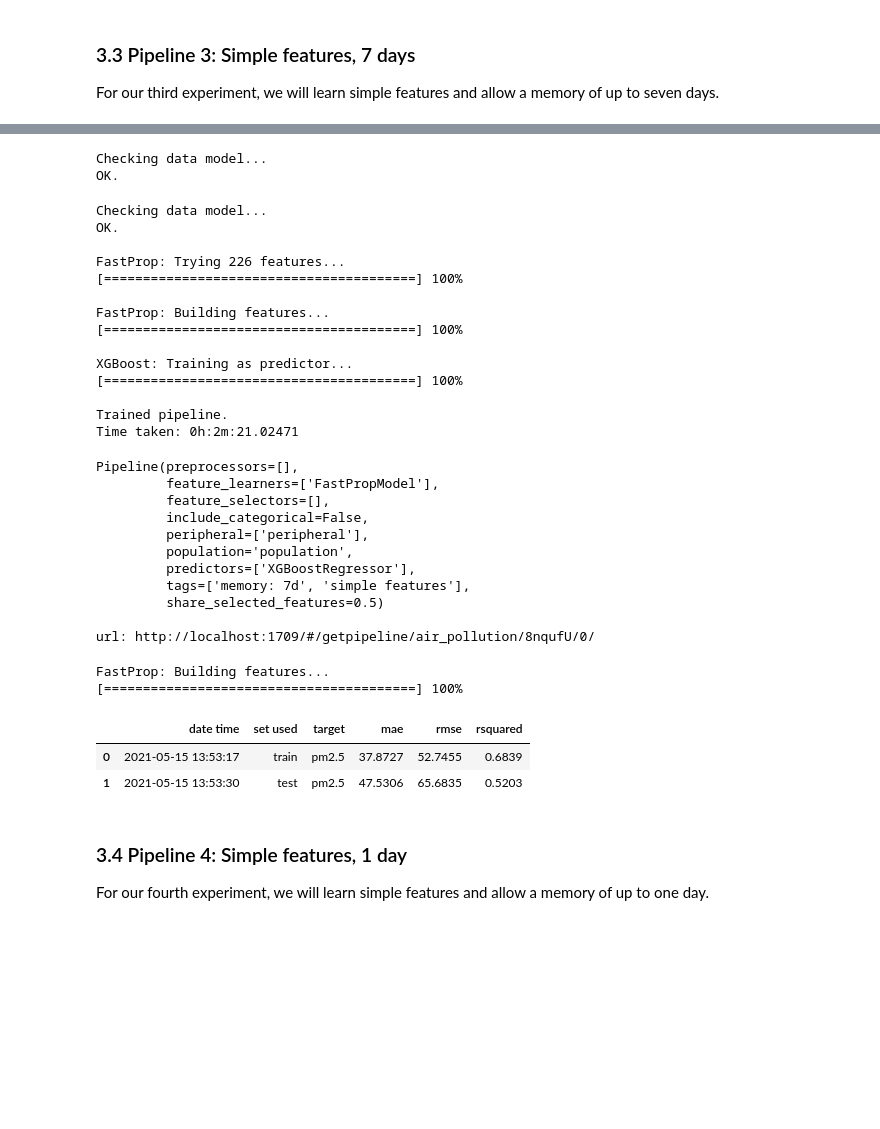
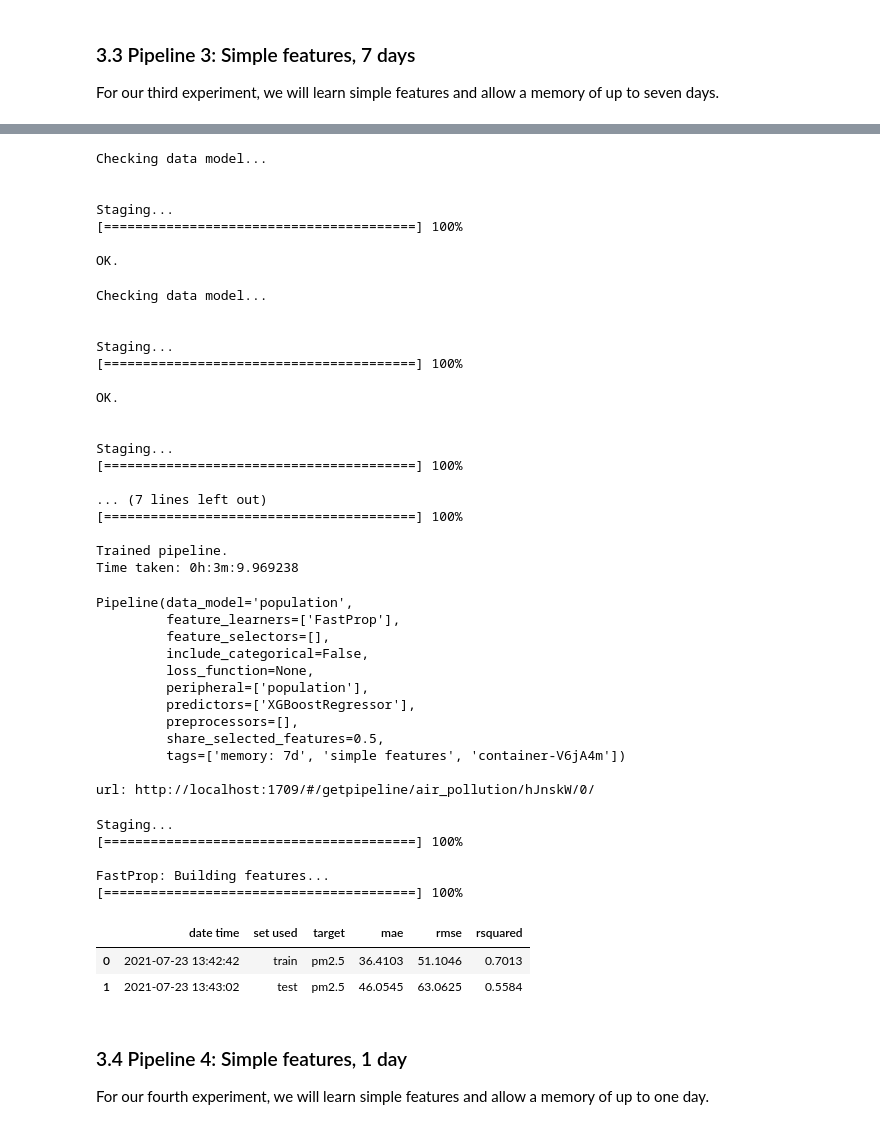
Before and after one commit to getml/getml-demo, a Jupyter notebook: air_pollution.ipynb, the cells around one changed output, grey strips where cells are left out. Saved outputs shown, nothing was run; the diff lists cells and outputs as text; code cells hidden in the pictures; blank space fills up the shorter version.

Commit message:
Updated the air pollution notebook

```diff
--- a/air_pollution.ipynb
+++ b/air_pollution.ipynb
@@ -214,0 +199,7 @@ set_roles(df_test)
+# %%
+split = getml.data.split.time(
+    population=df_full,
+    time_stamp="date",
+    test=getml.data.time.datetime(2014, 1, 1)
+)
+split
@@ -402,15 +447,13 @@ RelMT: Building features...
 
 For our third experiment, we will learn simple features and allow a memory of up to seven days.
 # %%
-population = getml.data.Placeholder('population')
-
-peripheral = getml.data.Placeholder('peripheral')
-
-population.join(
-    peripheral,
-    time_stamp='date',
-    memory=getml.data.time.days(7)
+time_series3 = getml.data.TimeSeries(
+    population=df_full,
+    alias="population",
+    split=split,
+    time_stamps="date",
+    memory=getml.data.time.days(7),
 )
 
-population
+time_series3
 # %% [output]
@@ -419,16 +474,15 @@ population
 # %%
-fast_prop = getml.feature_learning.FastPropModel(
+fast_prop = getml.feature_learning.FastProp(
     loss_function=getml.feature_learning.loss_functions.SquareLoss,
     num_threads=1,
-    aggregation=getml.feature_learning.FastPropModel.agg_sets.All,
+    aggregation=getml.feature_learning.FastProp.agg_sets.All,
 )
 
 predictor = getml.predictors.XGBoostRegressor(n_jobs=1)
 
 pipe = getml.pipeline.Pipeline(
     tags=['memory: 7d', 'simple features'],
-    population=population,
-    peripheral=[peripheral],
+    data_model=time_series3.data_model,
     feature_learners=[fast_prop],
     predictors=[predictor]
 )
@@ -447,44 +502,56 @@ Pipeline(preprocessors=[],
 # %%
-pipe.check(df_train, [df_full])
+pipe.check(time_series3.train)
 # %% [output]
 Checking data model...
+
+
+Staging...
+[========================================] 100%
+
 OK.
 # %%
-pipe.fit(df_train, [df_full])
+pipe.fit(time_series3.train)
 # %% [output]
 Checking data model...
+
+
+Staging...
+[========================================] 100%
+
 OK.
 
-FastProp: Trying 226 features...
+
+Staging...
 [========================================] 100%
 
-FastProp: Building features...
-[========================================] 100%
-
-XGBoost: Training as predictor...
+... (7 lines left out)
 [========================================] 100%
 
 Trained pipeline.
-Time taken: 0h:2m:21.02471
+Time taken: 0h:3m:9.969238
-Pipeline(preprocessors=[],
-         feature_learners=['FastPropModel'],
+Pipeline(data_model='population',
+         feature_learners=['FastProp'],
          feature_selectors=[],
          include_categorical=False,
-         peripheral=['peripheral'],
-         population='population',
+         loss_function=None,
+         peripheral=['population'],
          predictors=['XGBoostRegressor'],
-         tags=['memory: 7d', 'simple features'],
-         share_selected_features=0.5)
+         preprocessors=[],
+         share_selected_features=0.5,
+         tags=['memory: 7d', 'simple features', 'container-V6jA4m'])
 
-url: http://localhost:1709/#/getpipeline/air_pollution/8nqufU/0/
+url: http://localhost:1709/#/getpipeline/air_pollution/hJnskW/0/
 # %%
-pipe.score(df_test, [df_full])
+pipe.score(time_series3.test)
 # %% [output]
+Staging...
+[========================================] 100%
+
 FastProp: Building features...
 [========================================] 100%
 |  | date time | set used | target | mae | rmse | rsquared |
-| 0 | 2021-05-15 13:53:17 | train | pm2.5 | 37.8727 | 52.7455 | 0.6839 |
-| 1 | 2021-05-15 13:53:30 | test | pm2.5 | 47.5306 | 65.6835 | 0.5203 |
+| 0 | 2021-07-23 13:42:42 | train | pm2.5 | 36.4103 | 51.1046 | 0.7013 |
+| 1 | 2021-07-23 13:43:02 | test | pm2.5 | 46.0545 | 63.0625 | 0.5584 |
 # %% [markdown]
 ### 3.4 Pipeline 4: Simple features, 1 day
 
```
Also changed, not shown: parts of 43 cells of this notebook.
